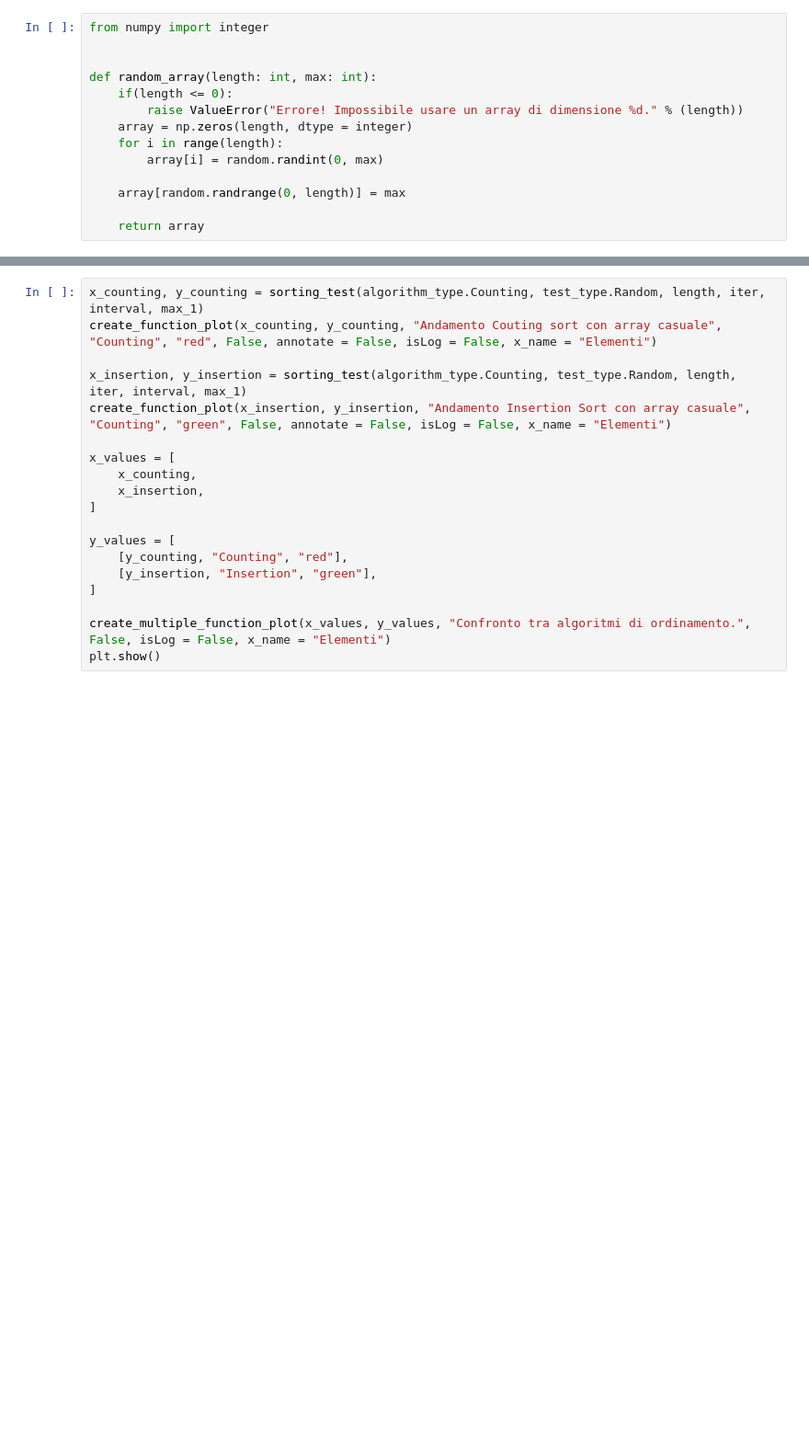
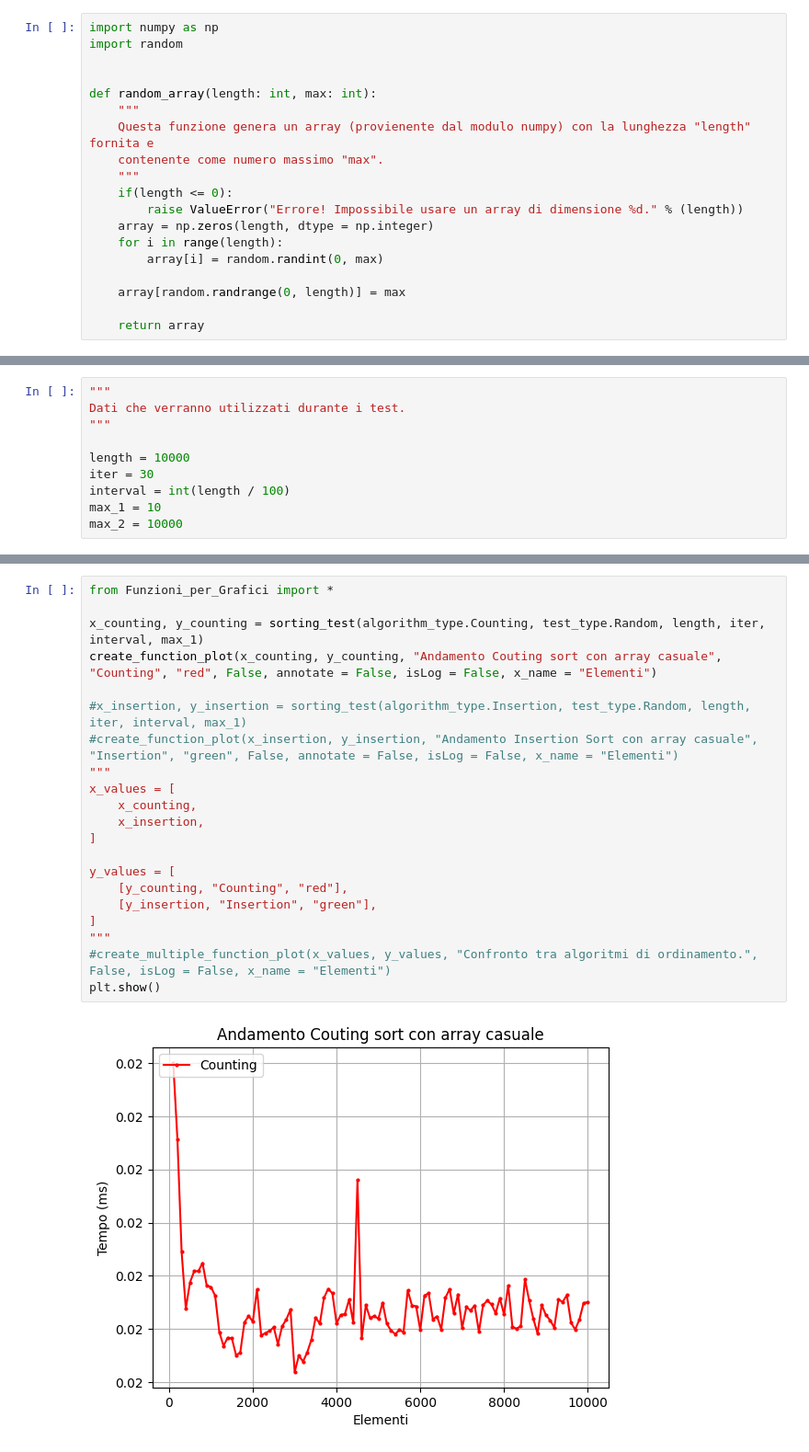
Before and after one commit to LucchesiCarlo/Laboratori_Algoritmi, a Jupyter notebook: Notebook.ipynb, the cells around one changed output, grey strips where cells are left out. Shown: that part at 92% size. Saved outputs shown, nothing was run; the diff lists cells and outputs as text; blank space fills up the shorter version.

Commit message:
Progressione del notebook Jupyter. E' presente buona parte delle documentazione e descrizione del codice fondamentale. Adesso è necessario capire come generare risultati significativi.

```diff
--- a/Notebook.ipynb
+++ b/Notebook.ipynb
@@ -18,11 +73,16 @@ max_2 = 10000
 # %%
-from numpy import integer
+import numpy as np
+import random
 
 
 def random_array(length: int, max: int):
+    """
+    Questa funzione genera un array (provienente dal modulo numpy) con la lunghezza "length" fornita e
+    contenente come numero massimo "max".
+    """
     if(length <= 0):
         raise ValueError("Errore! Impossibile usare un array di dimensione %d." % (length))
-    array = np.zeros(length, dtype = integer)
+    array = np.zeros(length, dtype = np.integer)
     for i in range(length):
         array[i] = random.randint(0, max)
 
@@ -33,0 +101,10 @@ Prova
+# %%
+"""
+Dati che verranno utilizzati durante i test.
+"""
+
+length = 10000
+iter = 30
+interval = int(length / 100)
+max_1 = 10
+max_2 = 10000
@@ -75,19 +172,23 @@ def sorting_test(algo: algorithm_type, type: test_type, length: int, iter: int,
 # %%
+from Funzioni_per_Grafici import *
+
 x_counting, y_counting = sorting_test(algorithm_type.Counting, test_type.Random, length, iter, interval, max_1)
 create_function_plot(x_counting, y_counting, "Andamento Couting sort con array casuale", "Counting", "red", False, annotate = False, isLog = False, x_name = "Elementi")
 
-x_insertion, y_insertion = sorting_test(algorithm_type.Counting, test_type.Random, length, iter, interval, max_1)
-create_function_plot(x_insertion, y_insertion, "Andamento Insertion Sort con array casuale", "Counting", "green", False, annotate = False, isLog = False, x_name = "Elementi")
-
+#x_insertion, y_insertion = sorting_test(algorithm_type.Insertion, test_type.Random, length, iter, interval, max_1)
+#create_function_plot(x_insertion, y_insertion, "Andamento Insertion Sort con array casuale", "Insertion", "green", False, annotate = False, isLog = False, x_name = "Elementi")
+"""
 x_values = [
     x_counting,
     x_insertion,
 ]
 
 y_values = [
     [y_counting, "Counting", "red"],
     [y_insertion, "Insertion", "green"],
 ]
-
-create_multiple_function_plot(x_values, y_values, "Confronto tra algoritmi di ordinamento.", False, isLog = False, x_name = "Elementi")
+"""
+#create_multiple_function_plot(x_values, y_values, "Confronto tra algoritmi di ordinamento.", False, isLog = False, x_name = "Elementi")
 plt.show()
+# %% [output]
+[figure, added]
```
Also changed, not shown: parts of 13 cells of this notebook.
